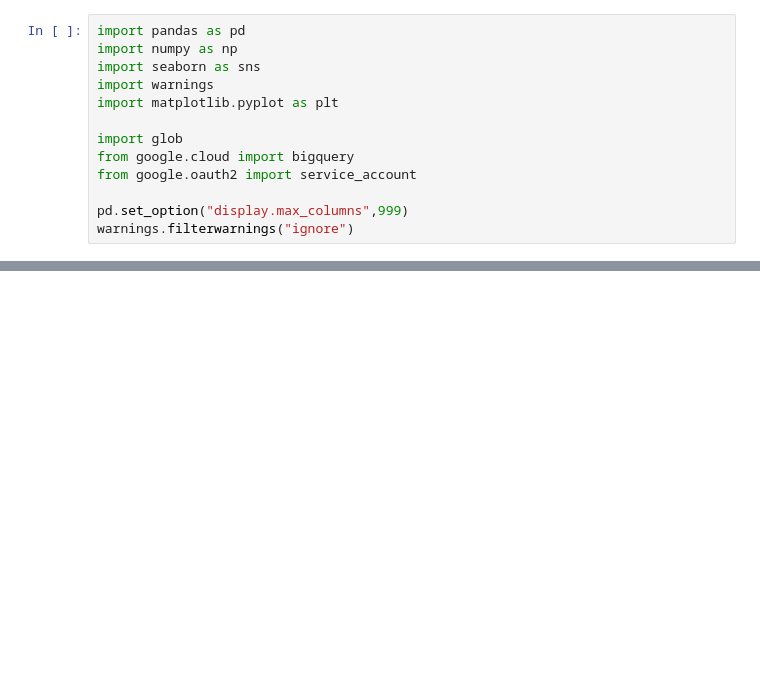
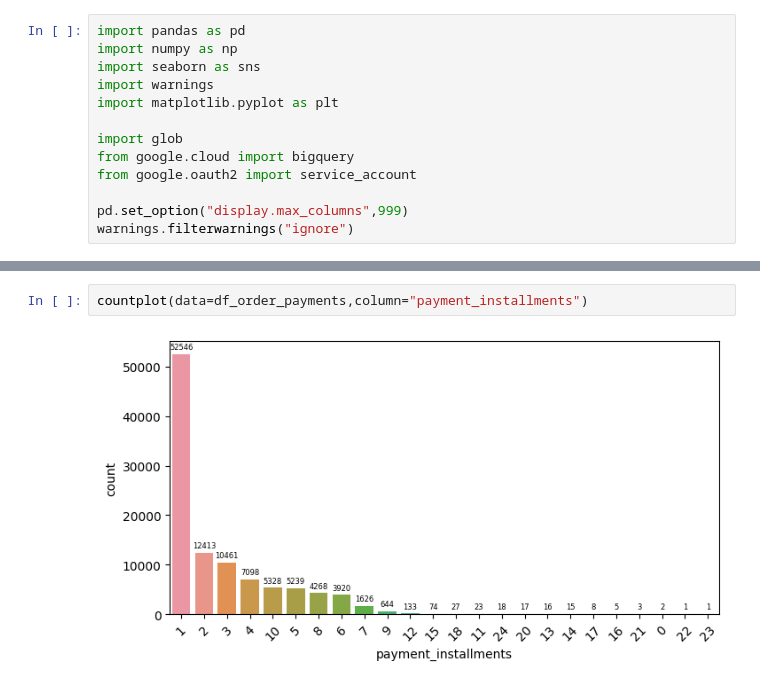
Before and after one commit to wbin0718/e-commerce_data_analysis, a Jupyter notebook: e_commerce.ipynb, the cells around one changed output, grey strips where cells are left out. Drawn from its saved outputs; the diff is of its cells as text; blank space fills up the shorter version.

```diff
--- a/e_commerce.ipynb
+++ b/e_commerce.ipynb
@@ -67,0 +287,4 @@ client = bigquery.Client(credentials = credentials,
+# %%
+countplot(data=df_order_payments,column="payment_installments")
+# %% [output]
+[figure, added]
```
Also changed, not shown: parts of 37 cells of this notebook.
